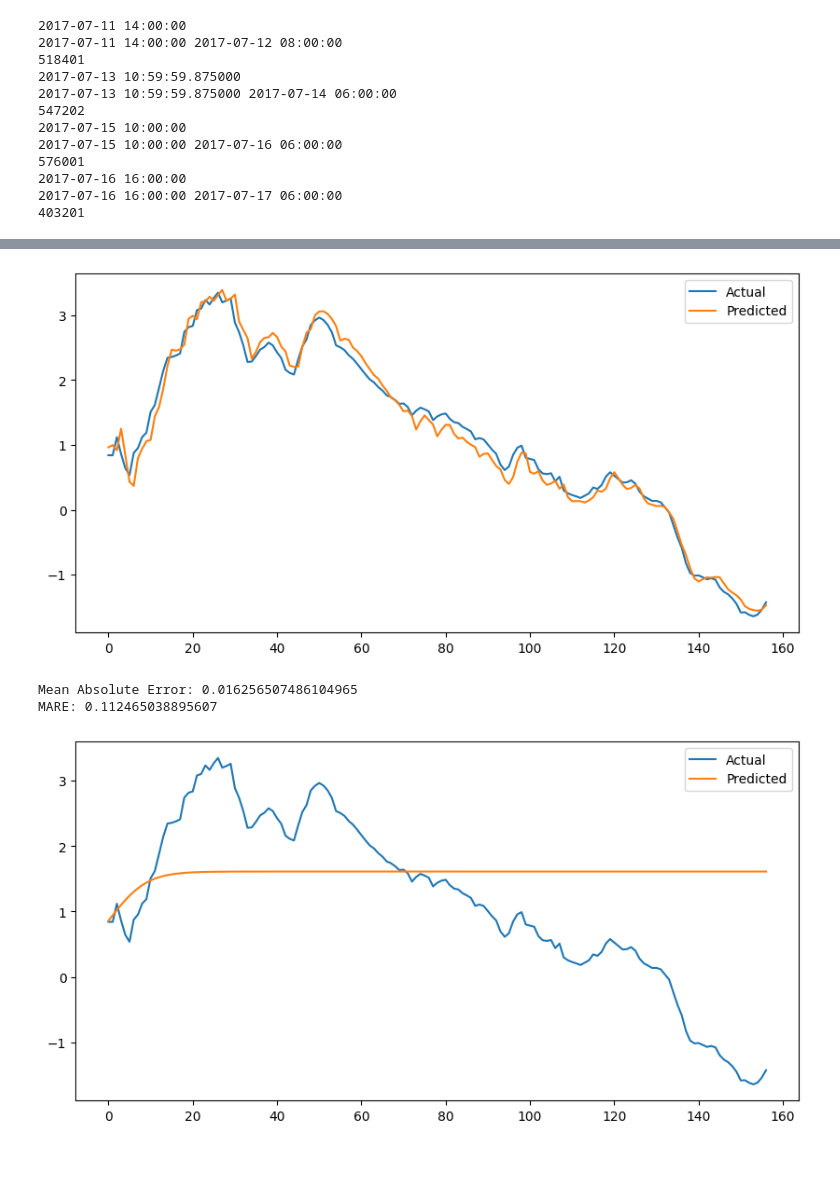
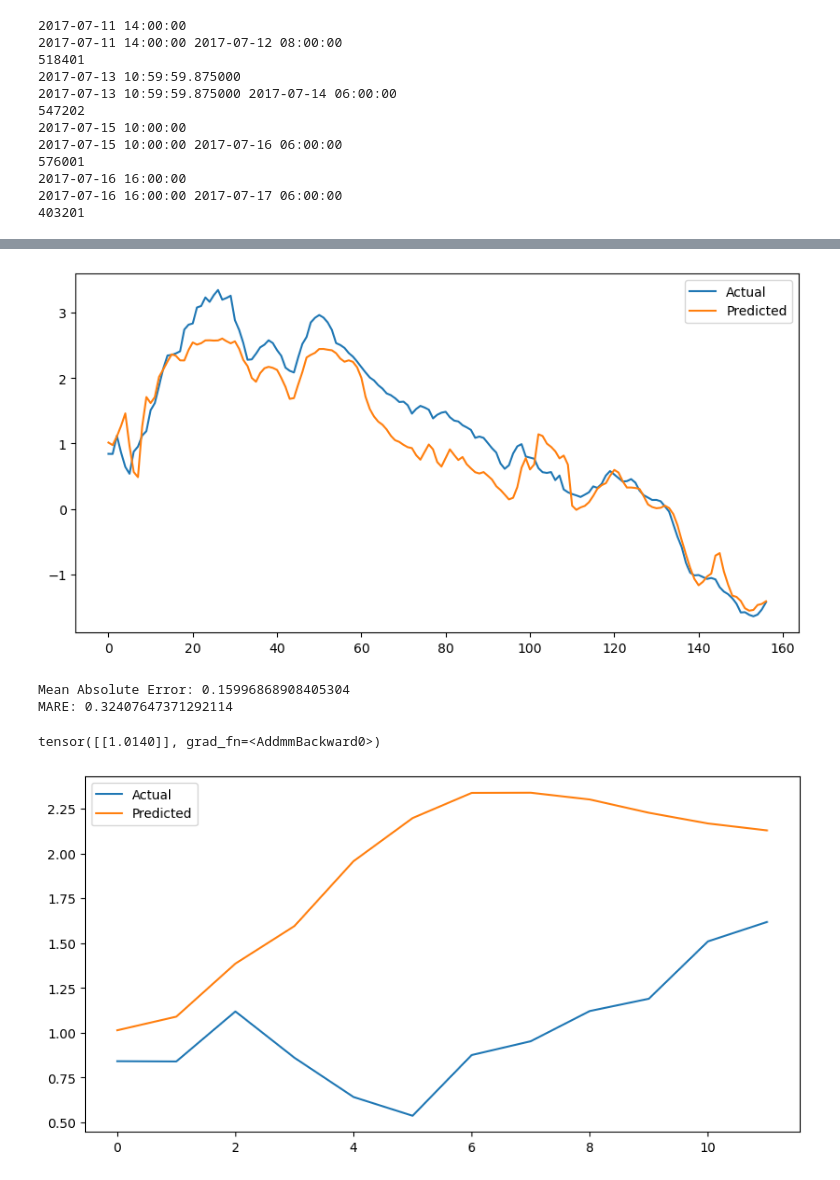
Before and after one commit to rzv09/smores_proj, a Jupyter notebook: src/model_avg.ipynb, the cells around one changed output, grey strips where cells are left out. Saved outputs shown, nothing was run; the diff lists cells and outputs as text; code cells hidden in the pictures.

Commit message:
fixed a bug in sequence pred

```diff
--- a/src/model_avg.ipynb
+++ b/src/model_avg.ipynb
@@ -200,7 +200,7 @@ class LSTMModel(nn.Module):
 
 # Model parameters
 input_dim = 1
-hidden_dim = 50
+hidden_dim = 275
 num_layers = 2
 output_dim = 1
 
@@ -368,35 +368,40 @@ plt.plot(y_pred_test.numpy(), label="Predicted")
 plt.legend()
 plt.savefig('model123_avg_fl')
 # %% [output]
-[figure, old version]
+[figure, new version]
 # %%
 mae = criterion3(y_pred_test, test_tensor_labels4)
 print(f'Mean Absolute Error: {mae.item()}')
 print(f'MARE: {MARE(y_pred_test, test_tensor_labels4)}')
 # %% [output]
-Mean Absolute Error: 0.016256507486104965
-MARE: 0.112465038895607
+Mean Absolute Error: 0.15996868908405304
+MARE: 0.32407647371292114
+# %%
+window = test_tensor_seq4.clone()[0]
+average_model(window.unsqueeze(0))
+# %% [output]
+tensor([[1.0140]], grad_fn=<AddmmBackward0>)
 # %%
 # Sequence prediction
 average_model.eval()
-N_steps = 157
+N_steps = 12
 window = test_tensor_seq4.clone()[0]
 predictions = []
 with torch.no_grad():
     for _ in range(N_steps):
-        next_step_pred = average_model(window.unsqueeze(1))[-1]
+        next_step_pred = average_model(window.unsqueeze(0))
         # shift window by one
         window = window[1:, :]
         # append prediction
-        window = torch.cat((window, next_step_pred.unsqueeze(0)))
+        window = torch.cat((window, next_step_pred))
         # print(next_step_pred.shape)
-        predictions.append(next_step_pred.numpy())
+        predictions.append(next_step_pred.squeeze(0))
 
 # Plot test predictions
 plt.figure(figsize=(10, 5))
-plt.plot(test_tensor_labels4.numpy(), label="Actual")
+plt.plot(test_tensor_labels4.numpy()[:N_steps], label="Actual")
 plt.plot(predictions, label="Predicted")
 plt.legend()
-plt.savefig('full_seq_model123_avg_fl')
+plt.savefig('small_seq_model123_avg_fl')
 # %% [output]
-[figure, old version]
+[figure, new version]
```
Also changed, not shown: parts of 4 cells of this notebook, 4 other files.
